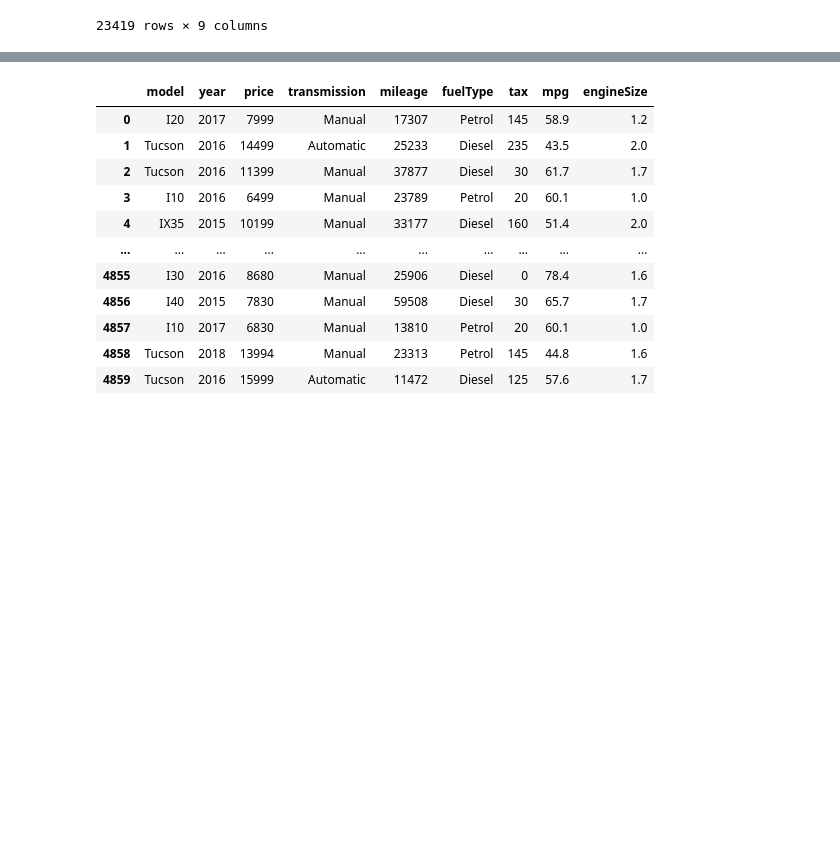
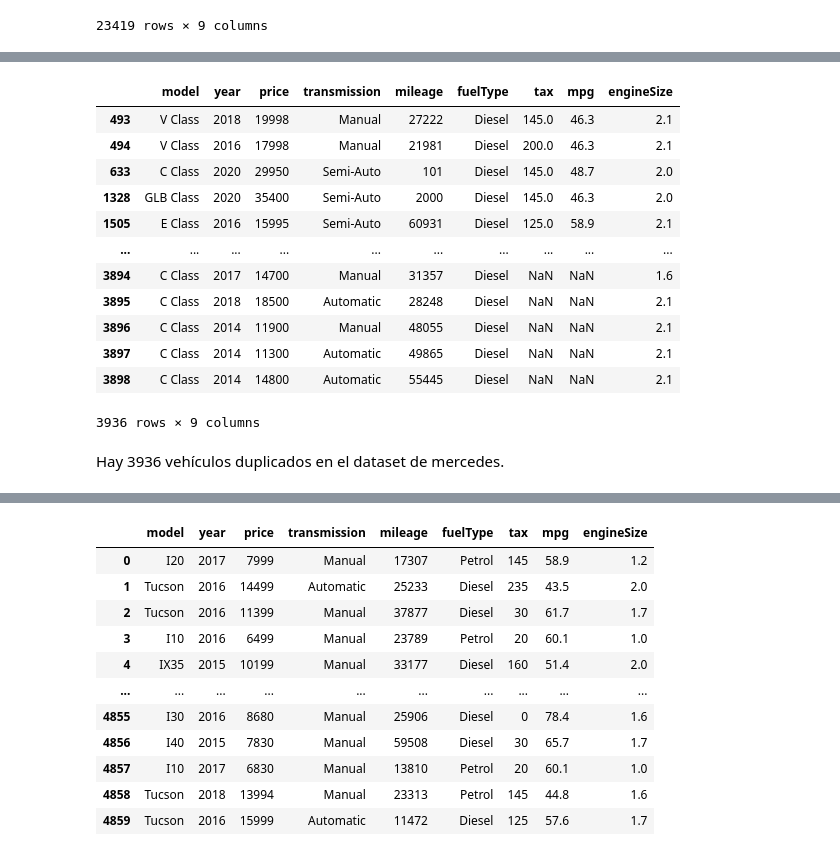
Before and after one commit to dietrujillo/ml_lab, a Jupyter notebook: lab1/notebooks/initial_exploratory_analysis.ipynb, the cells around one changed output, grey strips where cells are left out. Drawn from its saved outputs; the diff is of its cells as text; code cells hidden in the pictures; blank space fills up the shorter version.

```diff
--- a/lab1/notebooks/initial_exploratory_analysis.ipynb
+++ b/lab1/notebooks/initial_exploratory_analysis.ipynb
@@ -106,0 +124,20 @@ dataframes["ford"]
+# %%
+df_merc_duplicated = dataframes["merc"][dataframes["merc"].duplicated(subset=['model', 'year', 'price', 'transmission', 'mileage', 'fuelType', 'engineSize'])]
+
+df_merc_duplicated
+# %% [output]
+|  | model | year | price | transmission | mileage | fuelType | tax | mpg | engineSize |
+| 493 | V Class | 2018 | 19998 | Manual | 27222 | Diesel | 145.0 | 46.3 | 2.1 |
+| 494 | V Class | 2016 | 17998 | Manual | 21981 | Diesel | 200.0 | 46.3 | 2.1 |
+| 633 | C Class | 2020 | 29950 | Semi-Auto | 101 | Diesel | 145.0 | 48.7 | 2.0 |
+| 1328 | GLB Class | 2020 | 35400 | Semi-Auto | 2000 | Diesel | 145.0 | 46.3 | 2.0 |
+| 1505 | E Class | 2016 | 15995 | Semi-Auto | 60931 | Diesel | 125.0 | 58.9 | 2.1 |
+| ... | ... | ... | ... | ... | ... | ... | ... | ... | ... |
+| 3894 | C Class | 2017 | 14700 | Manual | 31357 | Diesel | NaN | NaN | 1.6 |
+| 3895 | C Class | 2018 | 18500 | Automatic | 28248 | Diesel | NaN | NaN | 2.1 |
+| 3896 | C Class | 2014 | 11900 | Manual | 48055 | Diesel | NaN | NaN | 2.1 |
+| 3897 | C Class | 2014 | 11300 | Automatic | 49865 | Diesel | NaN | NaN | 2.1 |
+| 3898 | C Class | 2014 | 14800 | Automatic | 55445 | Diesel | NaN | NaN | 2.1 |
+3936 rows × 9 columns
+# %% [markdown]
+Hay 3936 vehículos duplicados en el dataset de mercedes.
```
Also changed, not shown: parts of 18 cells of this notebook.
